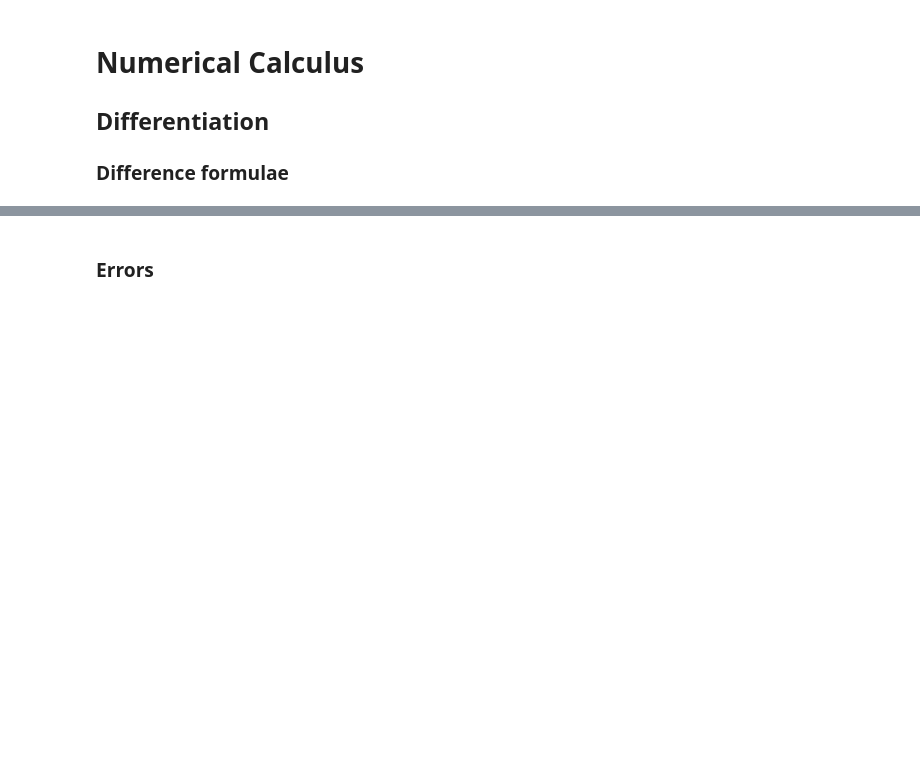
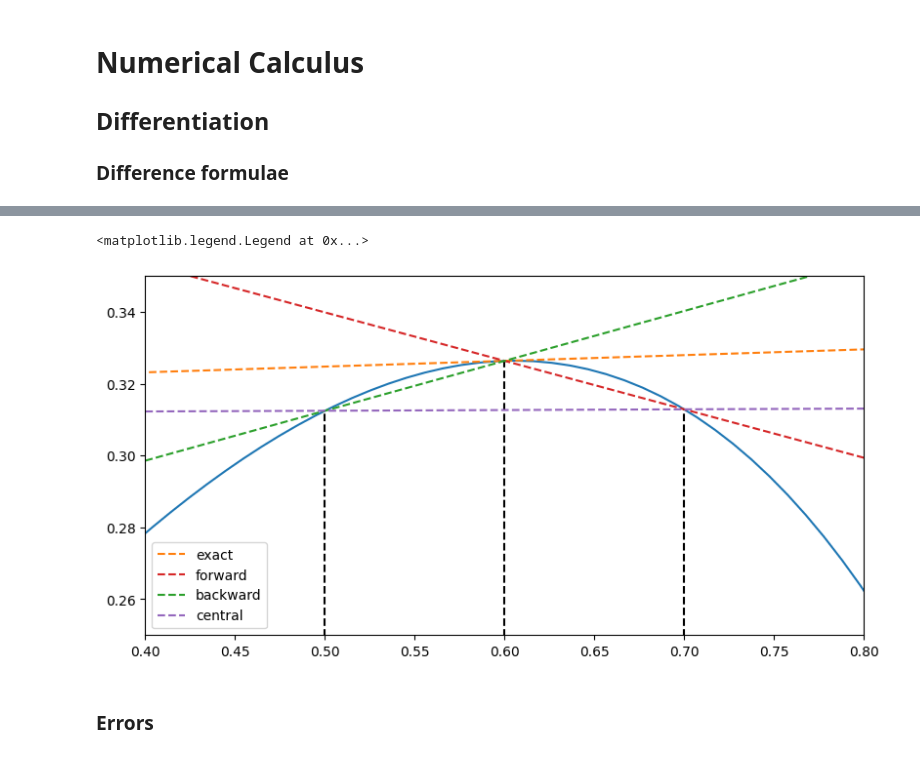
Before and after one commit to Tom20200112/comp_physics, a Jupyter notebook: Numerical Calculus/numerical_calculus.ipynb, the cells around one changed output, grey strips where cells are left out. Cells and saved outputs as stored; diff of their text form; code cells hidden in the pictures; blank space fills up the shorter version.

```diff
--- a/Numerical Calculus/numerical_calculus.ipynb
+++ b/Numerical Calculus/numerical_calculus.ipynb
@@ -47,50 +51,74 @@ def tangent_factory(x0: float, f: Callable[[float], float], df: Callable[[float]
 # %%
 def first_forward_difference(f: Callable[[float], float], x: float, h: float) -> float:
     """
-    first forward differences of Callable[[float], float] f at point x with step size h
+    first forward differences of f at point x with step size h
     """
-    ...
+    return (f(x + h) - f(x)) / h
 
 
 def first_backward_difference(f: Callable[[float], float], x: float, h: float) -> float:
     """
-    first backward differences of Callable[[float], float] f at point x with step size h
+    first backward differences of f at point x with step size h
     """
-    ...
+    return (f(x) - f(x - h)) / h
 
 
 def first_central_difference(f: Callable[[float], float], x: float, h: float) -> float:
     """
-    first central differences of Callable[[float], float] f at point x with step size h
+    first central differences of f at point x with step size h
     """
-    ...
+    return (f(x + h) - f(x - h)) / (2 * h)
+
+
+def five_point_formula(f: Callable[[float], float], x: float, h: float) -> float:
+    """
+    five-point formula applied to f at point x with step size h
+    """
+    return (f(x - 2 * h) - f(x + 2 * h) - 8 * f(x - h) + 8 * f(x + h) ) / (12 * h)
+
+
+def another_five_point_formula(f: Callable[[float], float], x: float, h: float) -> float:
+    """
+    five-point formula with steps +/-3h, +-h
+    """
+    return (f(x - 3 * h) - f(x + 3 * h) - 27 * f(x - h) + 27 * f(x + h)) / (48 * h)
+
+
+def first_complex_difference(f: Callable[[complex], complex], x: float, h: float) -> float:
+    """
+    first complex differences of Callable[[float], float] f at point x with step size h*1j
+    """
+    return (f(x+1j*h)/h).imag
 # %%
 x = np.linspace(0, 1, 100)
 f = polynomial
 df = polynomial_derivative
 
 x0 = 0.6
 tangent = tangent_factory(x0, f, df)
 
 fig, ax = plt.subplots(1, 1, constrained_layout=True, figsize=(8,4))
 ax.plot(x, f(x))
 ax.plot(x, tangent(x), '--', label="exact")
 ax.set_xlim(0.4,0.8)
 ax.set_ylim(0.25,0.35)
 
 
 h = 0.1
 
 ax.plot((x0 - h, x0 - h), (0, f(x0 - h)), color='k', linestyle='--')
 ax.plot((x0, x0), (0, f(x0)), color='k', linestyle='--')
 ax.plot((x0 + h, x0 + h), (0, f(x0 + h)), color='k', linestyle='--')
 
-# ax.axline((x0, f(x0)), slope=first_forward_difference(f, x0, h), linestyle='--', color='tab:red', label="forward")
-# ax.axline((x0, f(x0)), slope=first_backward_difference(f, x0, h), linestyle='--', color='tab:green', label="backward")
-# ax.axline((x0-h, f(x0-h)), slope=first_central_difference(f, x0, h), linestyle='--', color='tab:purple', label="central")
+ax.axline((x0, f(x0)), slope=first_forward_difference(f, x0, h), linestyle='--', color='tab:red', label="forward")
+ax.axline((x0, f(x0)), slope=first_backward_difference(f, x0, h), linestyle='--', color='tab:green', label="backward")
+ax.axline((x0-h, f(x0-h)), slope=first_central_difference(f, x0, h), linestyle='--', color='tab:purple', label="central")
 # ax.axline((x0, f(x0)), slope=first_complex_difference(f, x0, h), linestyle='--', color='tab:cyan', label="complex")
 
 ax.legend()
+# %% [output]
+<matplotlib.legend.Legend at 0x...>
+[figure, added]
 # %% [markdown]
 ### Errors
 # %%
```
Also changed, not shown: parts of 10 cells of this notebook, 13 other files.
